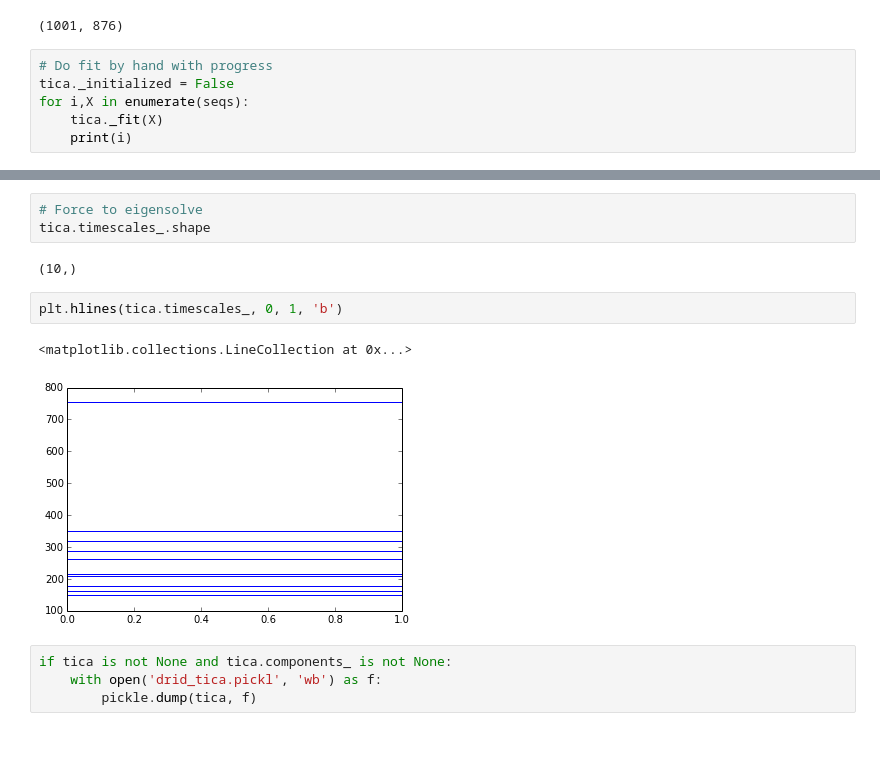
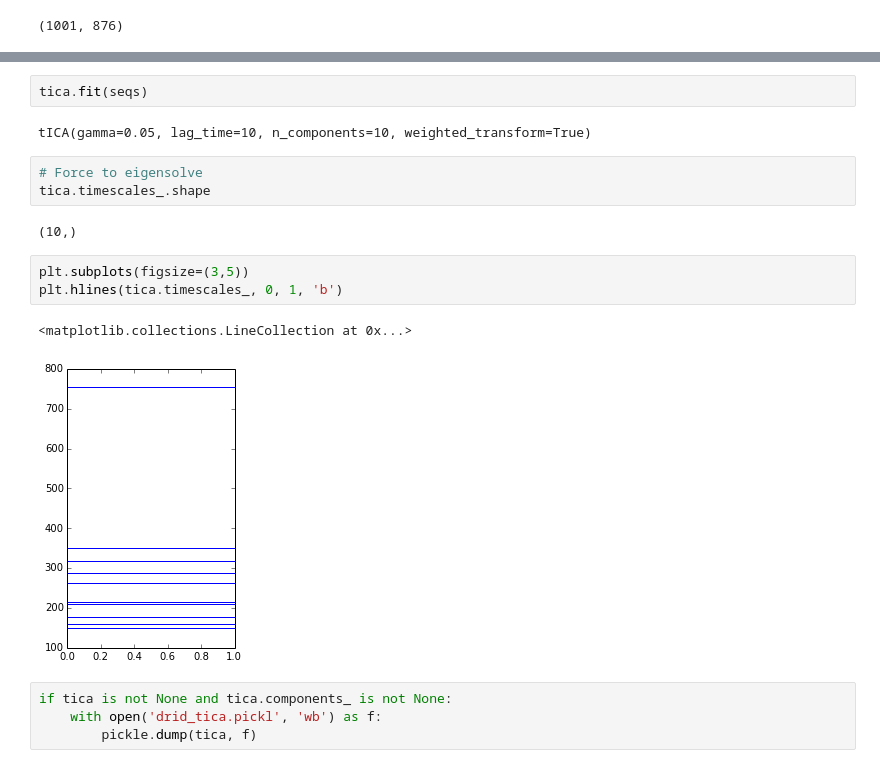
Before and after one commit to mpharrigan/wetmsm, a Jupyter notebook: ipython/bphc_drid/2-bphc_drid_tica.ipynb, the cells around one changed output, grey strips where cells are left out. Saved outputs shown, nothing was run; the diff lists cells and outputs as text; blank space fills up the shorter version.

```diff
--- a/ipython/bphc_drid/2-bphc_drid_tica.ipynb
+++ b/ipython/bphc_drid/2-bphc_drid_tica.ipynb
@@ -19,9 +20,3 @@ len(seqs)
 seqs[0].shape
 # %% [output]
 (1001, 876)
-# %%
-# Do fit by hand with progress
-tica._initialized = False
-for i,X in enumerate(seqs):
-    tica._fit(X)
-    print(i)
@@ -46,13 +23,18 @@ for i,X in enumerate(seqs):
+# %%
+tica.fit(seqs)
+# %% [output]
+tICA(gamma=0.05, lag_time=10, n_components=10, weighted_transform=True)
 # %%
 # Force to eigensolve
 tica.timescales_.shape
 # %% [output]
 (10,)
 # %%
+plt.subplots(figsize=(3,5))
 plt.hlines(tica.timescales_, 0, 1, 'b')
 # %% [output]
 <matplotlib.collections.LineCollection at 0x...>
-[figure, old version]
+[figure, new version]
 # %%
 if tica is not None and tica.components_ is not None:
     with open('drid_tica.pickl', 'wb') as f:
```
Also changed, not shown: parts of 7 cells of this notebook, 3 other files.
